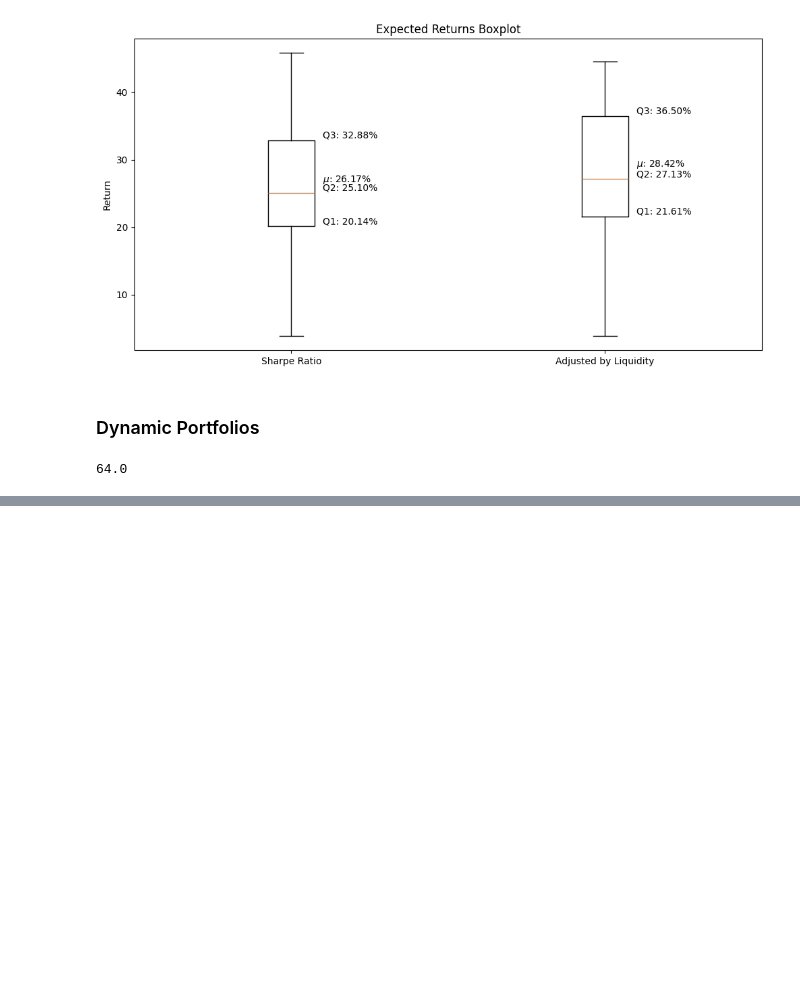
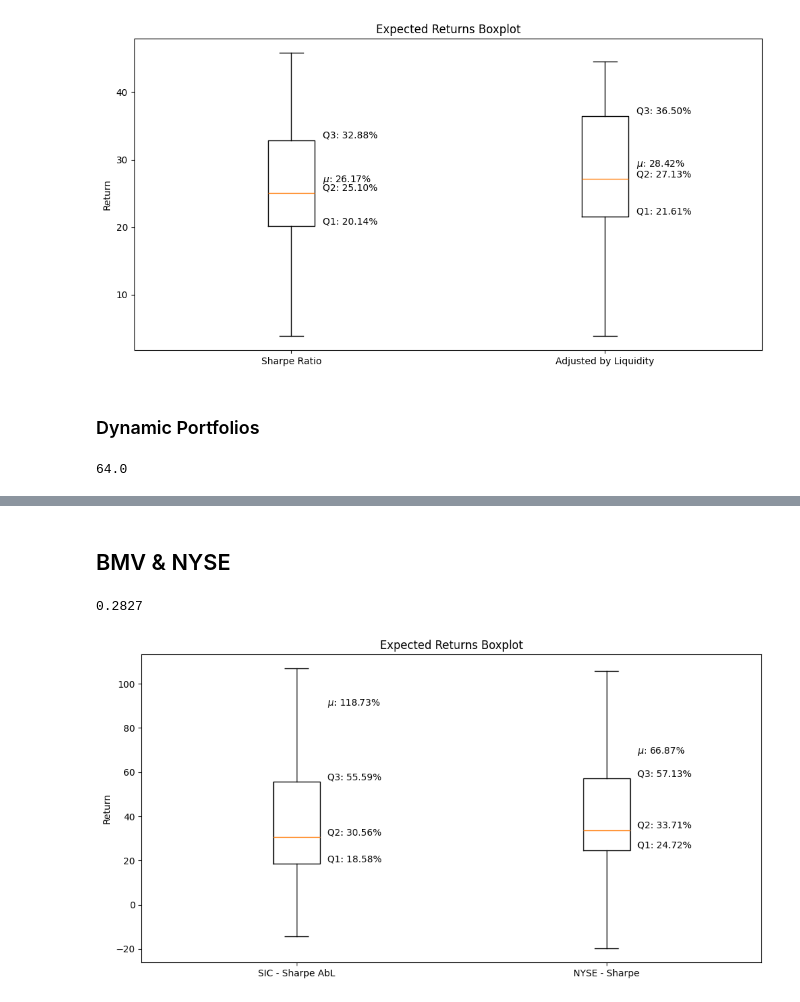
Before and after one commit to nicoglez/Sharpe-Ratio-AL, a Jupyter notebook: notebook.ipynb, the cells around one changed output, grey strips where cells are left out. Drawn from its saved outputs; the diff is of its cells as text; code cells hidden in the pictures; blank space fills up the shorter version.

Commit message:
market comparisson

```diff
--- a/notebook.ipynb
+++ b/notebook.ipynb
@@ -198,0 +197,10 @@ plot_boxplot(results_rebalance*100)
+# %% [markdown]
+## BMV & NYSE
+# %%
+sum(markets_results['NYSE - Sharpe'] < markets_results['SIC - Sharpe AbL'])/len(markets_results)
+# %% [output]
+0.2827
+# %%
+plot_boxplot(markets_results)
+# %% [output]
+[figure, added]
```
Also changed, not shown: parts of 14 cells of this notebook.
